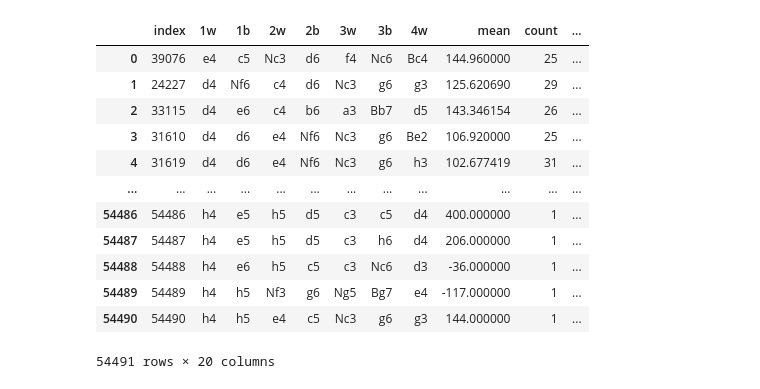
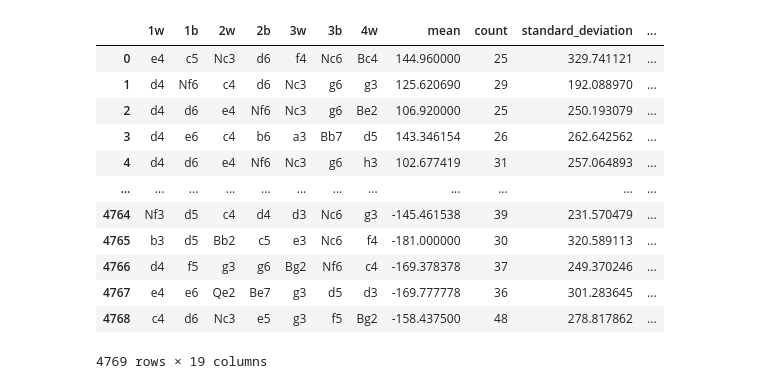
Before and after one commit to Elliot-Moore/Capstone, a Jupyter notebook: notebooks/Capstone_data_analysis.ipynb, the cells around one changed output. Cells and saved outputs as stored; diff of their text form; code cells hidden in the pictures.

```diff
--- a/notebooks/Capstone_data_analysis.ipynb
+++ b/notebooks/Capstone_data_analysis.ipynb
@@ -5,3 +7,7 @@ import math
+# %%
+pd.set_option('display.max_colwidth', None)
+pd.set_option('display.max_columns', 50)
+pd.set_option('display.max_rows', 1000)
 # %%
 chess = pd.read_csv('../data/caissabase_df.csv', index_col = 0)
 # %%
@@ -238,32 +279,33 @@ b3.sort_values(by = 'score', ascending = False).reset_index()
 # %%
 w4 = chess.groupby(['1w','1b','2w','2b','3w','3b','4w']).agg(mean = ('white_perf_diff_adjusted', 'mean'), count = ('white_perf_diff_adjusted', 'count'), standard_deviation = ('white_perf_diff_adjusted', 'std'))
+w4 = w4.loc[w4['count'] >= 25]
 w4['95%_confidence_interval_+'] = w4['mean'] + 1.96*(w4['standard_deviation']/(np.sqrt(w4['count'])))
 w4['95%_confidence_interval_-'] = w4['mean'] - 1.96*(w4['standard_deviation']/(np.sqrt(w4['count'])))
 w4['+/-range'] = (w4['95%_confidence_interval_+']-w4['95%_confidence_interval_-'])/2
 w4 = w4.reset_index()
 w4p = w4.groupby(['1w','1b','2w','2b','3w','3b']).agg(previous_count = ('count','sum'))
 w4 = w4.merge(w4p, how = 'outer', on = ['1w','1b','2w','2b','3w','3b'])
 w4['%_of_previous_position'] = w4['count'] / w4['previous_count']
 w4.loc[w4['count'] >= 25, 'countscore'] = 50*(w4['count'])**-0.5
 w4.loc[w4['count'] >= 25, 'eloscore'] = (0.08*w4['mean'])
 w4.loc[w4['eloscore'] > 10, 'eloscore'] = 10
 w4.loc[w4['count'] >= 25, 'rarityscore'] = ((w4['%_of_previous_position']**-1)-2)/2
 w4.loc[w4['rarityscore'] < 0, 'rarityscore'] = 0
 w4.loc[w4['rarityscore'] > 10, 'rarityscore'] = 10
 w4['score'] = w4['countscore']+w4['eloscore']+w4['rarityscore']
-w4.sort_values(by = 'score', ascending = False).reset_index()
+w4.sort_values(by = 'score', ascending = False).reset_index(drop = True)
 # %% [output]
-|  | index | 1w | 1b | 2w | 2b | 3w | 3b | 4w | mean | count | ... |
-| 0 | 39076 | e4 | c5 | Nc3 | d6 | f4 | Nc6 | Bc4 | 144.960000 | 25 | ... |
-| 1 | 24227 | d4 | Nf6 | c4 | d6 | Nc3 | g6 | g3 | 125.620690 | 29 | ... |
-| 2 | 33115 | d4 | e6 | c4 | b6 | a3 | Bb7 | d5 | 143.346154 | 26 | ... |
-| 3 | 31610 | d4 | d6 | e4 | Nf6 | Nc3 | g6 | Be2 | 106.920000 | 25 | ... |
-| 4 | 31619 | d4 | d6 | e4 | Nf6 | Nc3 | g6 | h3 | 102.677419 | 31 | ... |
+|  | 1w | 1b | 2w | 2b | 3w | 3b | 4w | mean | count | standard_deviation | ... |
+| 0 | e4 | c5 | Nc3 | d6 | f4 | Nc6 | Bc4 | 144.960000 | 25 | 329.741121 | ... |
+| 1 | d4 | Nf6 | c4 | d6 | Nc3 | g6 | g3 | 125.620690 | 29 | 192.088970 | ... |
+| 2 | d4 | d6 | e4 | Nf6 | Nc3 | g6 | Be2 | 106.920000 | 25 | 250.193079 | ... |
+| 3 | d4 | e6 | c4 | b6 | a3 | Bb7 | d5 | 143.346154 | 26 | 262.642562 | ... |
+| 4 | d4 | d6 | e4 | Nf6 | Nc3 | g6 | h3 | 102.677419 | 31 | 257.064893 | ... |
 | ... | ... | ... | ... | ... | ... | ... | ... | ... | ... | ... | ... |
-| 54486 | 54486 | h4 | e5 | h5 | d5 | c3 | c5 | d4 | 400.000000 | 1 | ... |
-| 54487 | 54487 | h4 | e5 | h5 | d5 | c3 | h6 | d4 | 206.000000 | 1 | ... |
-| 54488 | 54488 | h4 | e6 | h5 | c5 | c3 | Nc6 | d3 | -36.000000 | 1 | ... |
-| 54489 | 54489 | h4 | h5 | Nf3 | g6 | Ng5 | Bg7 | e4 | -117.000000 | 1 | ... |
-| 54490 | 54490 | h4 | h5 | e4 | c5 | Nc3 | g6 | g3 | 144.000000 | 1 | ... |
+| 4764 | Nf3 | d5 | c4 | d4 | d3 | Nc6 | g3 | -145.461538 | 39 | 231.570479 | ... |
+| 4765 | b3 | d5 | Bb2 | c5 | e3 | Nc6 | f4 | -181.000000 | 30 | 320.589113 | ... |
+| 4766 | d4 | f5 | g3 | g6 | Bg2 | Nf6 | c4 | -169.378378 | 37 | 249.370246 | ... |
+| 4767 | e4 | e6 | Qe2 | Be7 | g3 | d5 | d3 | -169.777778 | 36 | 301.283645 | ... |
+| 4768 | c4 | d6 | Nc3 | e5 | g3 | f5 | Bg2 | -158.437500 | 48 | 278.817862 | ... |
-54491 rows × 20 columns
+4769 rows × 19 columns
 # %%
```
Also changed, not shown: parts of 34 cells of this notebook, 2 other files.
